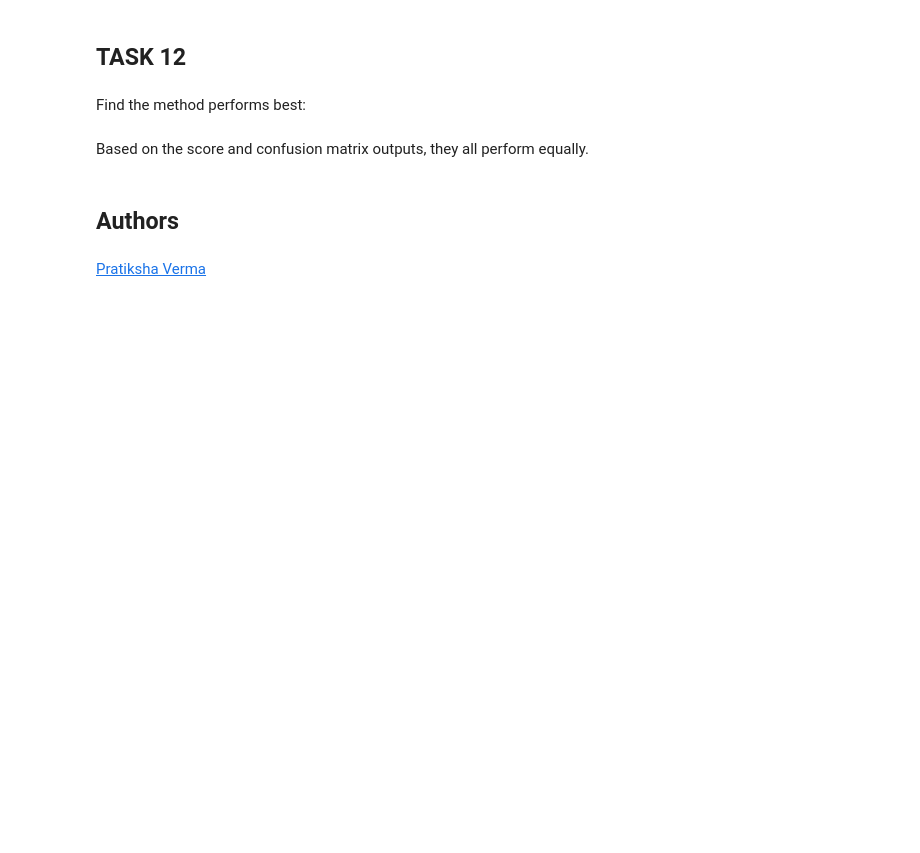
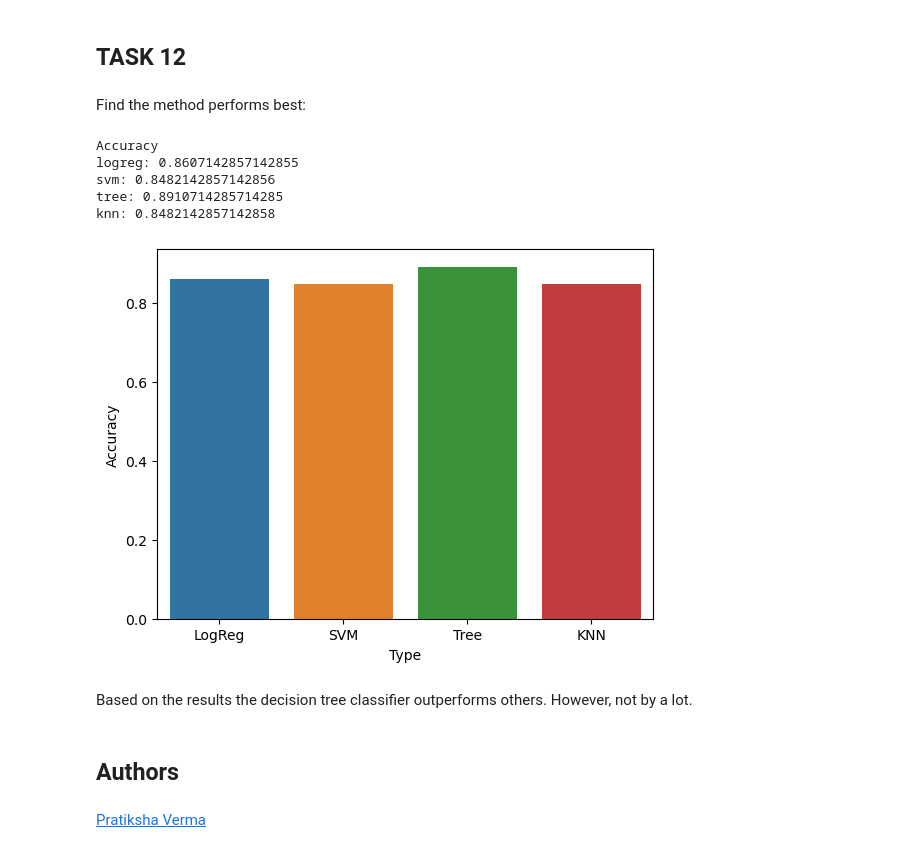
Before and after one commit to reatreada/ibm-ds, a Jupyter notebook: SpaceX_Machine_Learning_Prediction_Part_5.jupyterlite.ipynb, the cells around one changed output. Cells and saved outputs as stored; diff of their text form; code cells hidden in the pictures; blank space fills up the shorter version.

Commit message:
module 4: predictive analysis, add score bar chart

```diff
--- a/SpaceX_Machine_Learning_Prediction_Part_5.jupyterlite.ipynb
+++ b/SpaceX_Machine_Learning_Prediction_Part_5.jupyterlite.ipynb
@@ -342,5 +342,3 @@ plot_confusion_matrix(Y_test,yhat)
 ## TASK  12
 # %% [markdown]
 Find the method performs best:
-# %% [markdown]
-Based on the score and confusion matrix outputs, they all perform equally.
@@ -347,3 +349,31 @@ Based on the score and confusion matrix outputs, they all perform equally.
+# %%
+logreg_score = logreg_cv.best_score_
+svm_score = svm_cv.best_score_
+tree_score = tree_cv.best_score_
+knn_score = knn_cv.best_score_
+
+print(f'Accuracy\nlogreg: {logreg_score}\nsvm: {svm_score}\ntree: {tree_score}\nknn: {knn_score}')
+# %% [output]
+Accuracy
+logreg: 0.8607142857142855
+svm: 0.8482142857142856
+tree: 0.8910714285714285
+knn: 0.8482142857142858
+# %%
+data = [
+    ['LogReg', logreg_score],
+    ['SVM', svm_score],
+    ['Tree', tree_score],
+    ['KNN', knn_score]
+]
+dff = pd.DataFrame(data, columns=['Type', 'Accuracy'])
+
+sns.barplot(data=dff, x='Type', y='Accuracy')
+plt.show()
+# %% [output]
+[figure, added]
+# %% [markdown]
+Based on the results the decision tree classifier outperforms others. However, not by a lot.
 # %% [markdown]
 ## Authors
 # %% [markdown]
```
Also changed, not shown: parts of 1 cell of this notebook.
